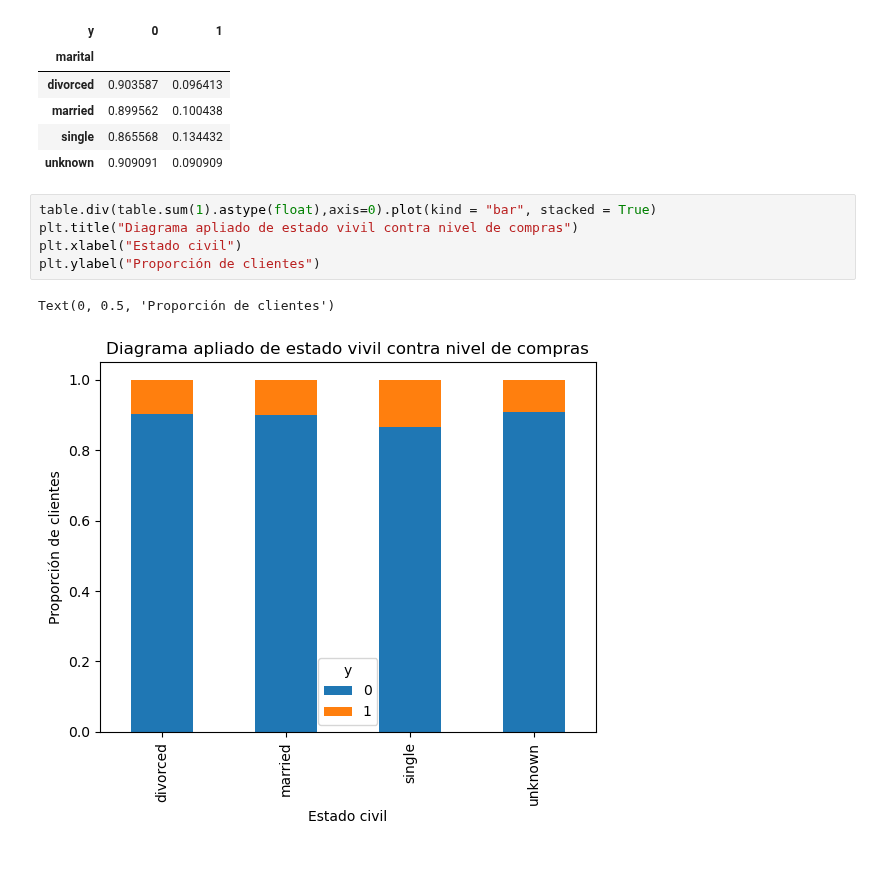
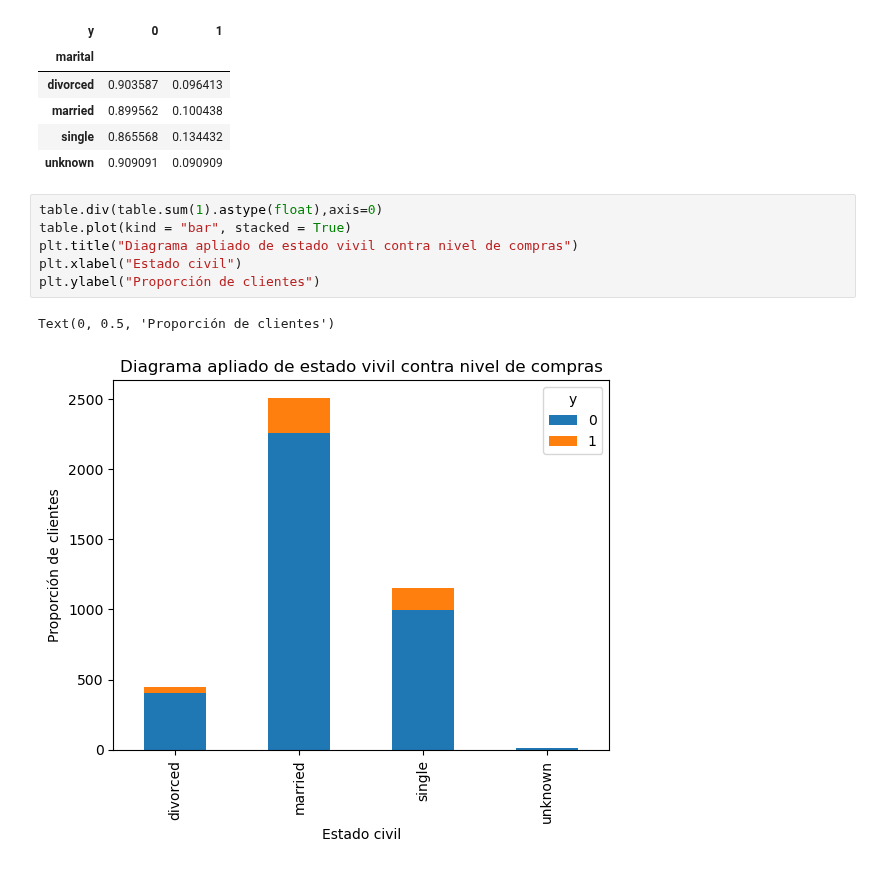
Before and after one commit to Chefi/python-ml-course, a Jupyter notebook: notebooks/Regresion Logistica Mi Notebook.ipynb, the cells around one changed output. Saved outputs shown, nothing was run; the diff lists cells and outputs as text.

```diff
--- a/notebooks/Regresion Logistica Mi Notebook.ipynb
+++ b/notebooks/Regresion Logistica Mi Notebook.ipynb
@@ -669,10 +669,11 @@ table.div(table.sum(1).astype(float),axis=0) #Proporción de filas
 | single | 0.865568 | 0.134432 |
 | unknown | 0.909091 | 0.090909 |
 # %%
-table.div(table.sum(1).astype(float),axis=0).plot(kind = "bar", stacked = True)
+table.div(table.sum(1).astype(float),axis=0)
+table.plot(kind = "bar", stacked = True)
 plt.title("Diagrama apliado de estado vivil contra nivel de compras")
 plt.xlabel("Estado civil")
 plt.ylabel("Proporción de clientes")
 # %% [output]
 Text(0, 0.5, 'Proporción de clientes')
-[figure, old version]
+[figure, new version]
```
